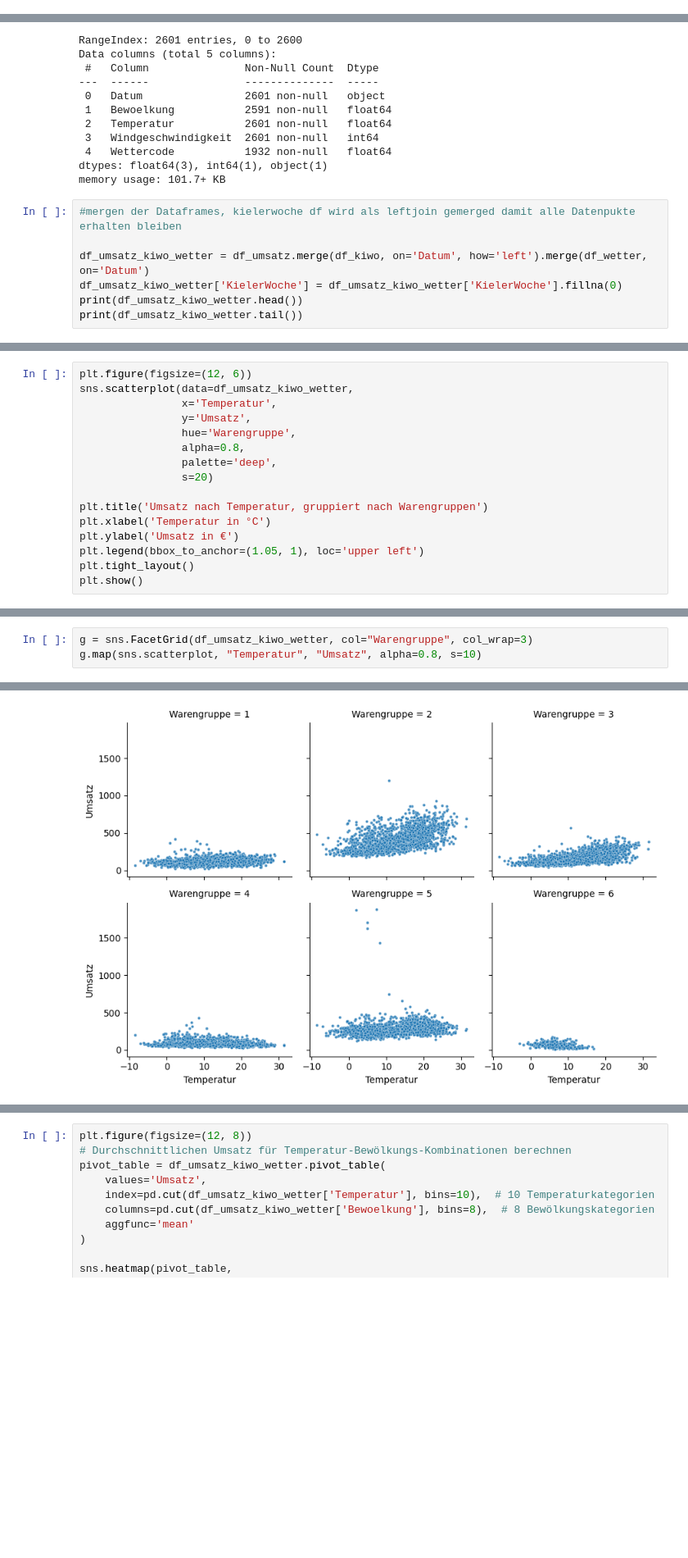
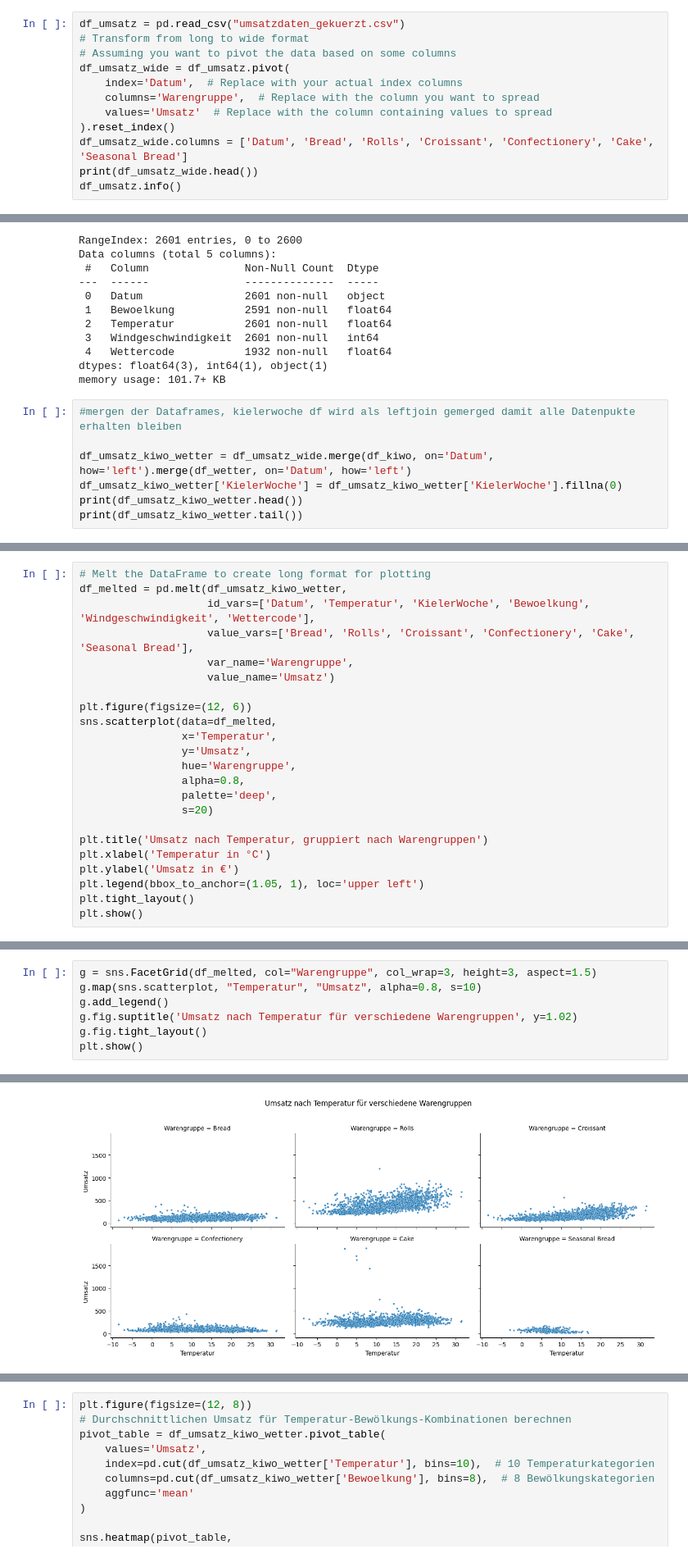
Before and after one commit to jul-mar/bakery_sales_prediction, a Jupyter notebook: week3_notebook.ipynb, the cells around one changed output, grey strips where cells are left out. Shown: that part at 82% size. Drawn from its saved outputs; the diff is of its cells as text; blank space fills up the shorter version.

Commit message:
wide format

```diff
--- a/week3_notebook.ipynb
+++ b/week3_notebook.ipynb
@@ -26,0 +6,12 @@ memory usage: 218.9+ KB
+# %%
+df_umsatz = pd.read_csv("umsatzdaten_gekuerzt.csv")
+# Transform from long to wide format
+# Assuming you want to pivot the data based on some columns
+df_umsatz_wide = df_umsatz.pivot(
+    index='Datum',  # Replace with your actual index columns
+    columns='Warengruppe',  # Replace with the column you want to spread
+    values='Umsatz'  # Replace with the column containing values to spread
+).reset_index()
+df_umsatz_wide.columns = ['Datum', 'Bread', 'Rolls', 'Croissant', 'Confectionery', 'Cake', 'Seasonal Bread']
+print(df_umsatz_wide.head())
+df_umsatz.info()
@@ -70,7 +79,7 @@ memory usage: 101.7+ KB
 # %%
 #mergen der Dataframes, kielerwoche df wird als leftjoin gemerged damit alle Datenpukte erhalten bleiben
 
-df_umsatz_kiwo_wetter = df_umsatz.merge(df_kiwo, on='Datum', how='left').merge(df_wetter, on='Datum')
+df_umsatz_kiwo_wetter = df_umsatz_wide.merge(df_kiwo, on='Datum', how='left').merge(df_wetter, on='Datum', how='left')
 df_umsatz_kiwo_wetter['KielerWoche'] = df_umsatz_kiwo_wetter['KielerWoche'].fillna(0)
 print(df_umsatz_kiwo_wetter.head())
 print(df_umsatz_kiwo_wetter.tail())
@@ -126,6 +139,13 @@ memory usage: 582.5+ KB
 # %%
+# Melt the DataFrame to create long format for plotting
+df_melted = pd.melt(df_umsatz_kiwo_wetter,
+                    id_vars=['Datum', 'Temperatur', 'KielerWoche', 'Bewoelkung', 'Windgeschwindigkeit', 'Wettercode'],
+                    value_vars=['Bread', 'Rolls', 'Croissant', 'Confectionery', 'Cake', 'Seasonal Bread'],
+                    var_name='Warengruppe',
+                    value_name='Umsatz')
+
 plt.figure(figsize=(12, 6))
-sns.scatterplot(data=df_umsatz_kiwo_wetter,
+sns.scatterplot(data=df_melted,
                 x='Temperatur',
                 y='Umsatz',
                 hue='Warengruppe',
@@ -144,4 +164,8 @@ plt.show()
 # %%
-g = sns.FacetGrid(df_umsatz_kiwo_wetter, col="Warengruppe", col_wrap=3)
+g = sns.FacetGrid(df_melted, col="Warengruppe", col_wrap=3, height=3, aspect=1.5)
 g.map(sns.scatterplot, "Temperatur", "Umsatz", alpha=0.8, s=10)
+g.add_legend()
+g.fig.suptitle('Umsatz nach Temperatur für verschiedene Warengruppen', y=1.02)
+g.fig.tight_layout()
+plt.show()
 # %% [output]
@@ -149,4 +172,4 @@ g.map(sns.scatterplot, "Temperatur", "Umsatz", alpha=0.8, s=10)
-[figure, old version]
+[figure, new version]
 # %%
 plt.figure(figsize=(12, 6))
 # Temperatur in Kategorien einteilen
```
Also changed, not shown: parts of 8 cells of this notebook.
